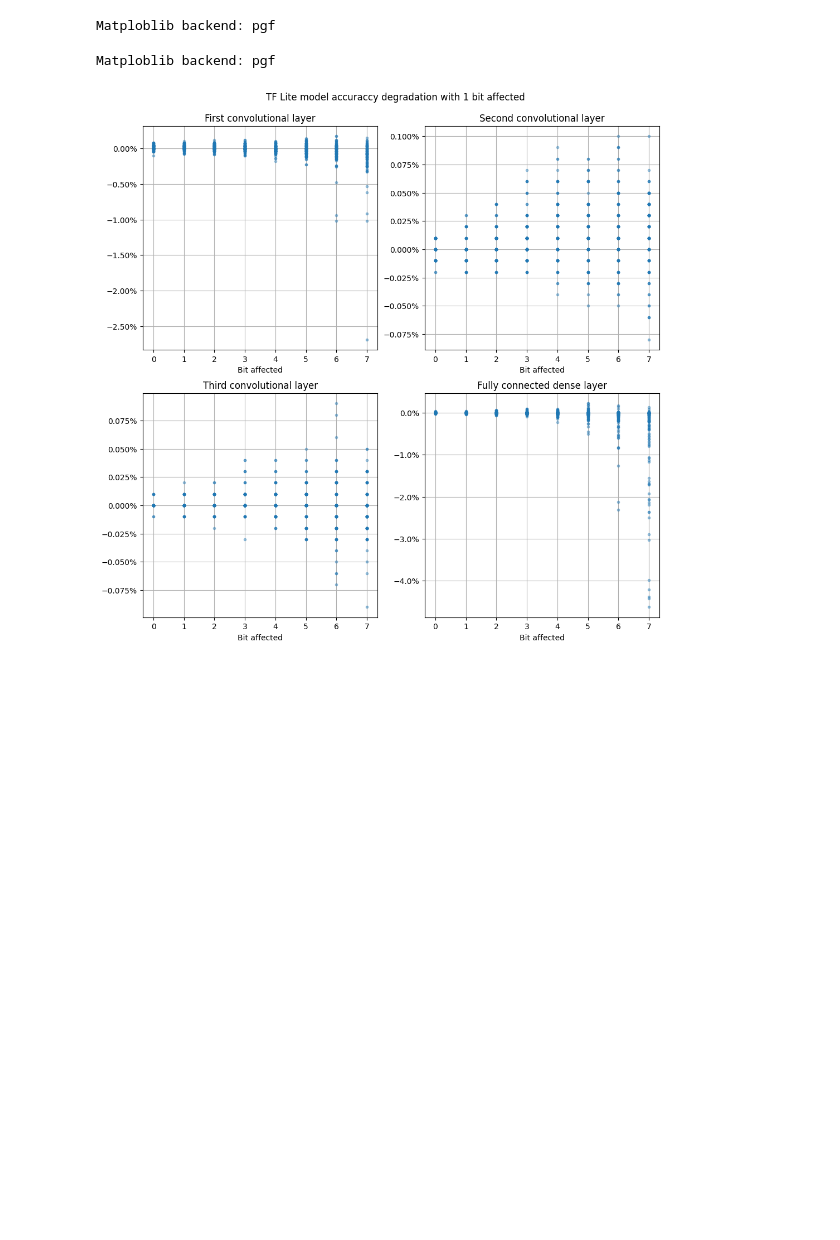
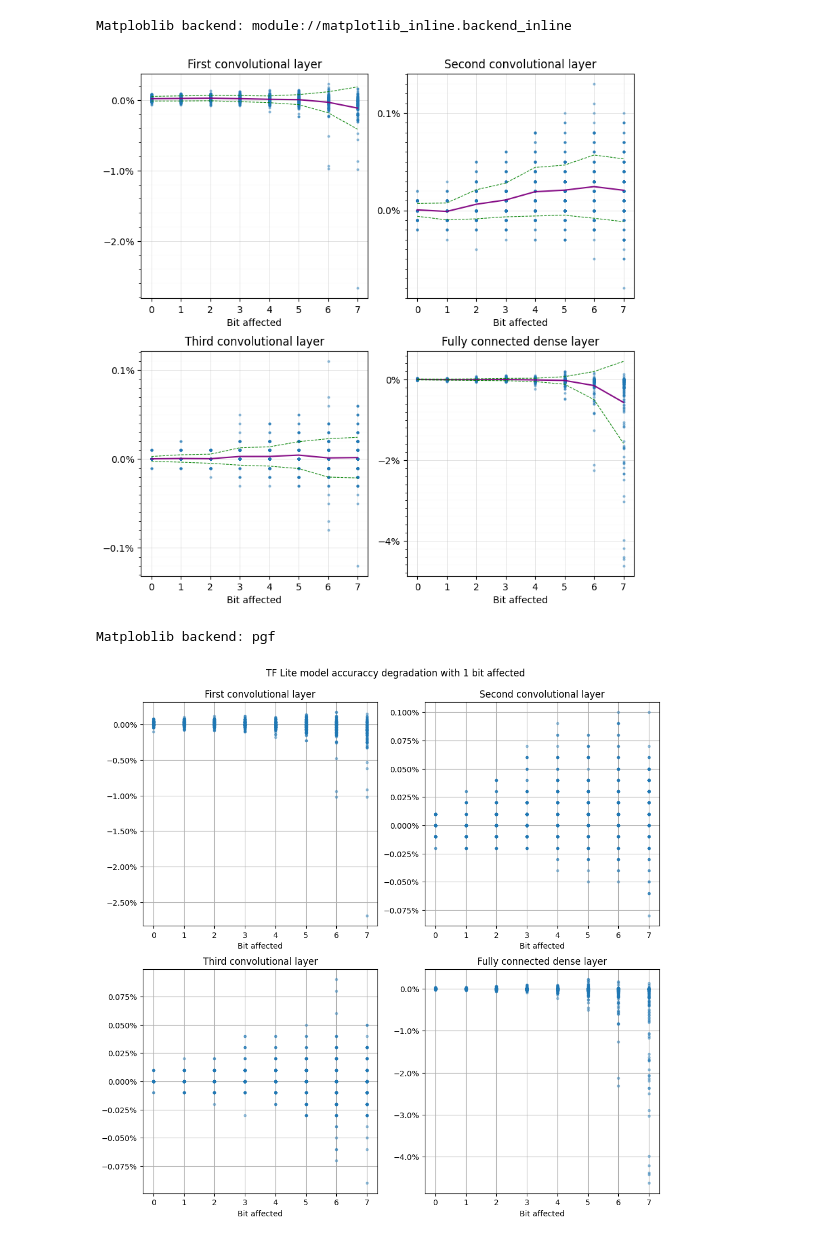
Before and after one commit to Rossbert/Master-Project-Quantization, a Jupyter notebook: QFlip_Plot.ipynb, the cells around one changed output. Drawn from its saved outputs; the diff is of its cells as text; code cells hidden in the pictures; blank space fills up the shorter version.

Commit message:
Added graphs for new model
Missing new graphs

```diff
--- a/Quantization_Flip_Plot.ipynb
+++ b/QFlip_Plot.ipynb
@@ -42,13 +42,13 @@ def pyplot_backend_change(extension : str) -> Tuple[str, int]:
     return save_path, fig_size
 # %%
 # Accuracy degradation for the Q Aware model
-ax : List[List[plt.Axes]]
-EXTENSION = 'pgf'
+EXTENSION = 'png'
 [save_path, fig_size] = pyplot_backend_change(EXTENSION)
 print("Matploblib backend:", matplotlib.get_backend())
 SAVE_NAME = 'Q_Aware_acc_degradation.' + EXTENSION
 
 # Figure dpi = 100.0 default dots per inch, figsize is in inches
+ax : List[List[plt.Axes]]
 fig, ax = plt.subplots(2, 2, figsize = (fig_size, fig_size))
 fig.tight_layout(h_pad = 3.5, rect = [0, 0, 1, 1]) # w_pad for horizontal padding
 # fig.suptitle('Q Aware model accuraccy degradation with 1 bit affected')
@@ -58,35 +58,36 @@ yaxis_minors_locators = [5, 10, 10, 10]
 decimals = [1, 1, 1, 0]
 
 for i in range(1, 4 + 1):
     ax[convert_position(i - 1)].yaxis.set_major_formatter(ticker.PercentFormatter(decimals = decimals[i - 1]))
     condition = df['kernel_index'] == i - 1
-    ax[convert_position(i - 1)].plot(df.loc[condition]['bit_disrupted'], df.loc[condition]['q_aware_acc_degradation']*100, '.', alpha = 0.4, markersize = 3)
+    ax[convert_position(i - 1)].plot(df.loc[condition]['bit_disrupted'], df.loc[condition]['q_aware_acc_degradation']*100, '.', alpha = 0.4, markersize = 4)
     ax[convert_position(i - 1)].set_title(titles[i - 1])
     ax[convert_position(i - 1)].set_xlabel('Bit affected')
     ax[convert_position(i - 1)].xaxis.set_major_locator(ticker.MultipleLocator(1))
     ax[convert_position(i - 1)].yaxis.set_major_locator(ticker.MultipleLocator(yaxis_major_locators[i - 1]))
     ax[convert_position(i - 1)].yaxis.set_minor_locator(ticker.AutoMinorLocator(yaxis_minors_locators[i - 1]))
     ax[convert_position(i - 1)].grid()
-    ax[convert_position(i - 1)].grid(which = 'major', linestyle = '-', alpha = 0.50, linewidth = 0.5)
+    ax[convert_position(i - 1)].grid(which = 'major', linestyle = '-', alpha = 0.50, linewidth = 0.50)
     ax[convert_position(i - 1)].grid(which = 'minor', linestyle = ':', alpha = 0.25, linewidth = 0.25)
 
     # Trend lines
     averages = []
     stds = []
     bits_array = np.unique(df.loc[condition]['bit_disrupted'])
     for j in bits_array:
         new_condition = condition & (df['bit_disrupted'] == j)
         averages.append(pd.to_numeric(df.loc[new_condition]['q_aware_acc_degradation']).mean())
         stds.append(pd.to_numeric(df.loc[new_condition]['q_aware_acc_degradation']).std())
     averages = np.array(averages)
     ax[convert_position(i - 1)].plot(bits_array, averages*100, alpha = 0.95, color = 'purple', linewidth = 1.5)
     ax[convert_position(i - 1)].plot(bits_array, (averages + stds)*100, '--', alpha = 0.95, color = 'green', linewidth = 0.75)
     ax[convert_position(i - 1)].plot(bits_array, (averages - stds)*100, '--', alpha = 0.95, color = 'green', linewidth = 0.75)
 
 plt.savefig(save_path + SAVE_NAME, bbox_inches = 'tight')
 plt.show()
 plt.close()
 # %% [output]
-Matploblib backend: pgf
+Matploblib backend: module://matplotlib_inline.backend_inline
+[figure, added]
 # %%
 # Loss for the Q Aware model
```
Also changed, not shown: parts of 3 cells of this notebook, 30 other files.
